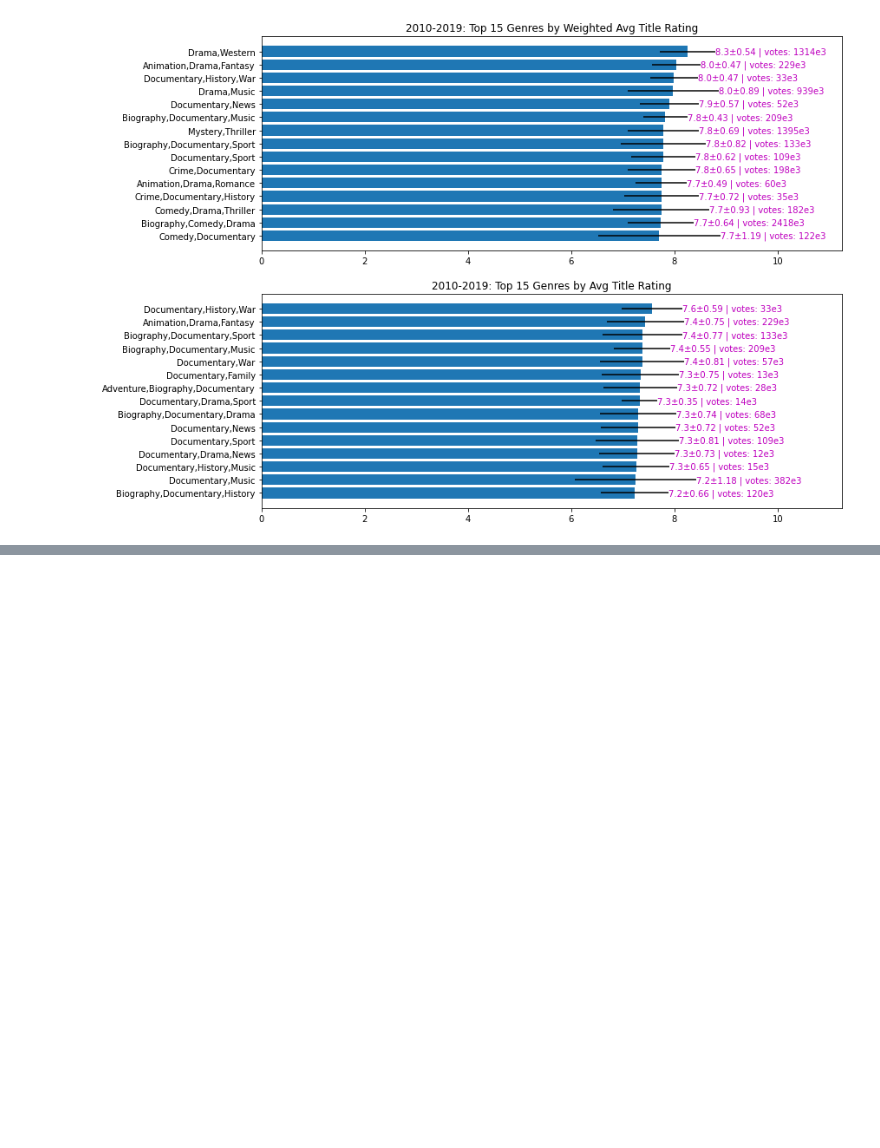
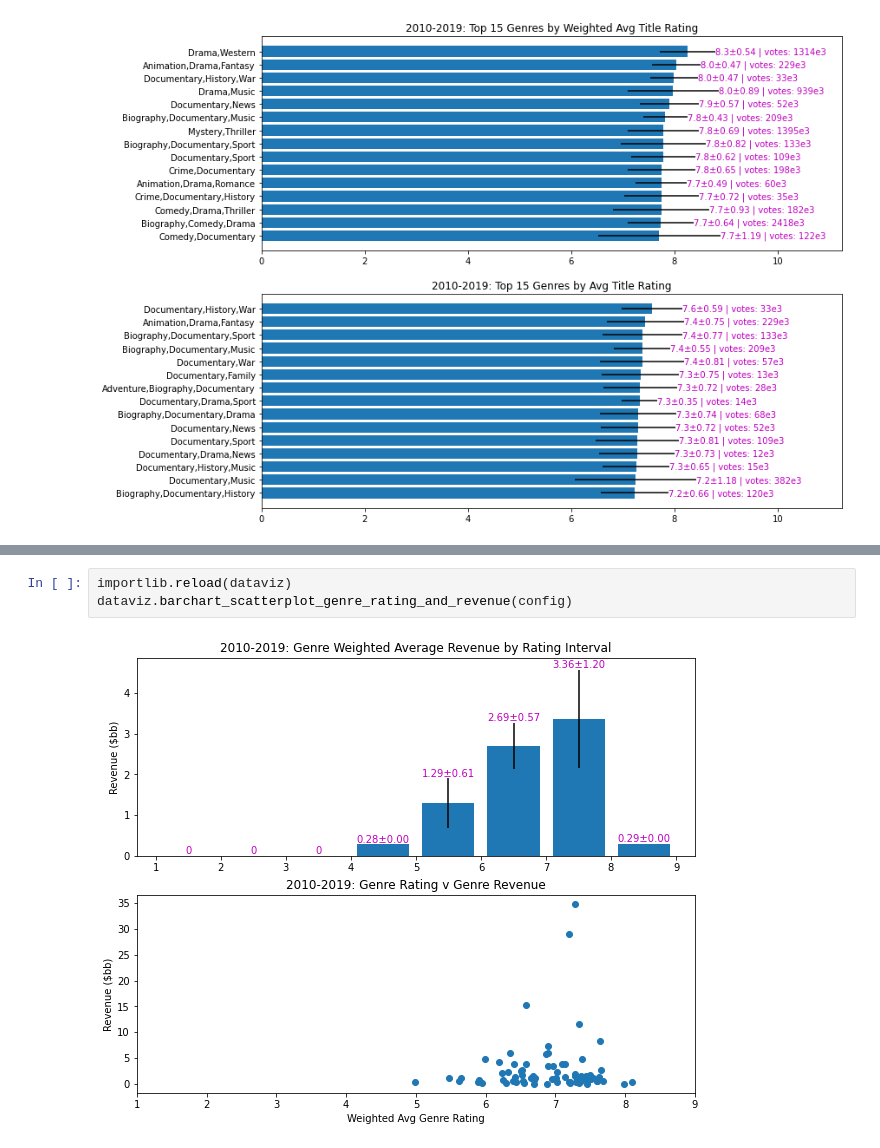
Before and after one commit to ds2012-flatiron/dsc-phase-1-project, a Jupyter notebook: eda_notebook.ipynb, the cells around one changed output, grey strips where cells are left out. Saved outputs shown, nothing was run; the diff lists cells and outputs as text; blank space fills up the shorter version.

```diff
--- a/eda_notebook.ipynb
+++ b/eda_notebook.ipynb
@@ -321,0 +327,5 @@ dataviz.bar_chart_top_genres_by_weightedavg_title_rating(config)
+# %%
+importlib.reload(dataviz)
+dataviz.barchart_scatterplot_genre_rating_and_revenue(config)
+# %% [output]
+[figure, added]
```
Also changed, not shown: parts of 1 cell of this notebook, 2 other files.
